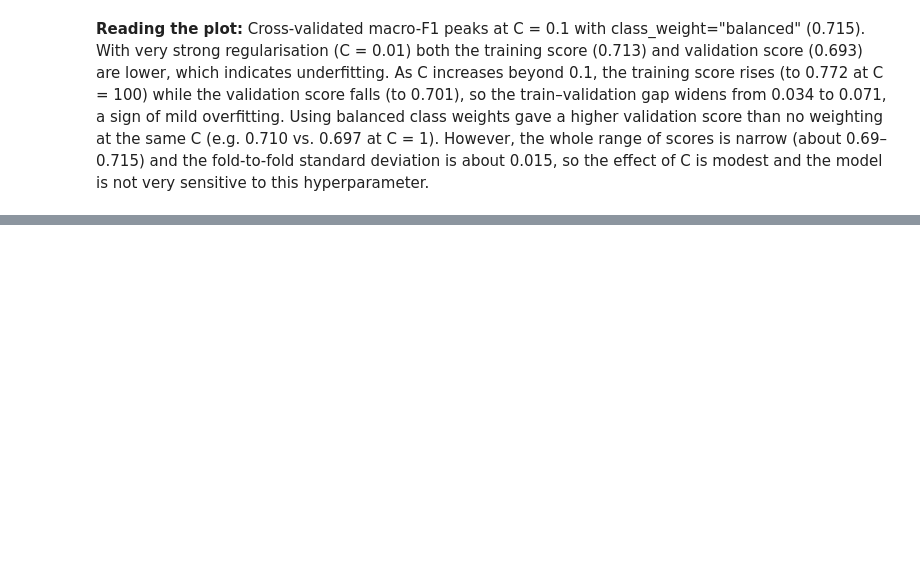
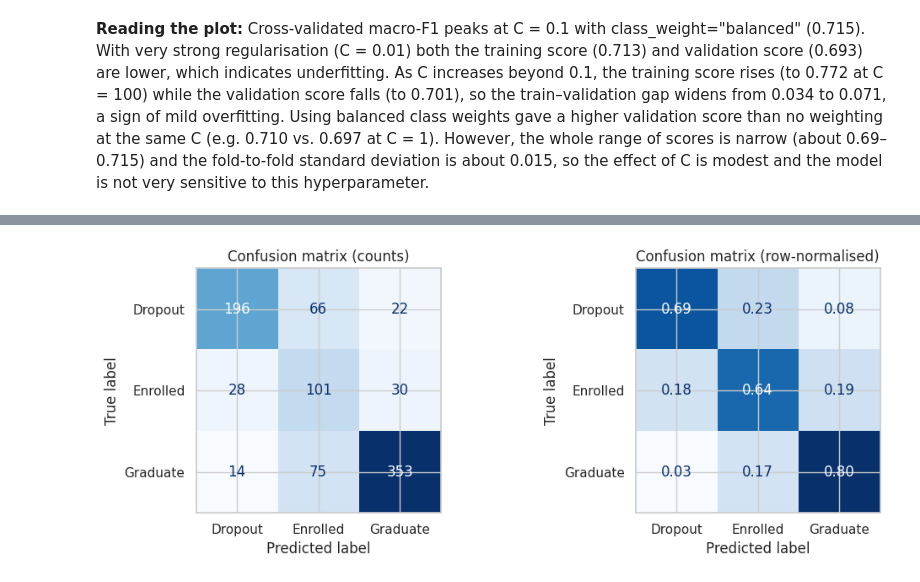
Before and after one commit to LoshithaAI/ML-Assignment, a Jupyter notebook: notebooks/logistic_regression.ipynb, the cells around one changed output, grey strips where cells are left out. Saved outputs shown, nothing was run; the diff lists cells and outputs as text; code cells hidden in the pictures; blank space fills up the shorter version.

Commit message:
Add held-out test results section

```diff
--- a/notebooks/logistic_regression.ipynb
+++ b/notebooks/logistic_regression.ipynb
@@ -442,0 +445,12 @@ Best CV macro-F1     : 0.715
+# %%
+best_model = grid.best_estimator_
+y_pred = best_model.predict(X_test)
+y_proba = best_model.predict_proba(X_test)
+classes = list(best_model.classes_)
+
+test_acc = accuracy_score(y_test, y_pred)
+test_f1 = f1_score(y_test, y_pred, average="macro")
+print(f"Test accuracy : {test_acc:.3f}")
+print(f"Test macro-F1 : {test_f1:.3f}")
+print()
+print(classification_report(y_test, y_pred, digits=3))
@@ -442,0 +470,12 @@ Best CV macro-F1     : 0.715
+# %%
+# Confusion matrices: raw counts and row-normalised (recall per class)
+fig, axes = plt.subplots(1, 2, figsize=(11, 4))
+ConfusionMatrixDisplay.from_predictions(y_test, y_pred, ax=axes[0], cmap="Blues", colorbar=False)
+axes[0].set_title("Confusion matrix (counts)")
+ConfusionMatrixDisplay.from_predictions(y_test, y_pred, normalize="true", ax=axes[1],
+                                        cmap="Blues", colorbar=False, values_format=".2f")
+axes[1].set_title("Confusion matrix (row-normalised)")
+plt.tight_layout()
+plt.show()
+# %% [output]
+[figure, added]
```
Also changed, not shown: parts of 5 cells of this notebook.
